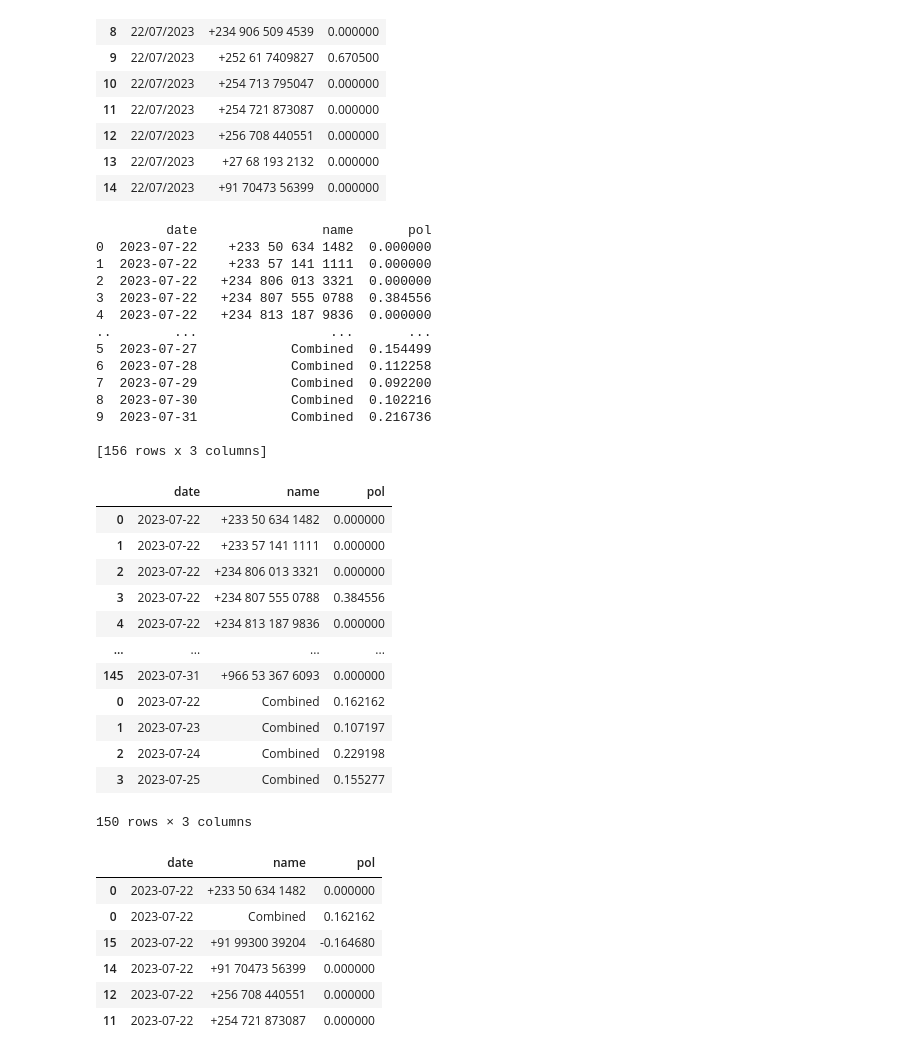
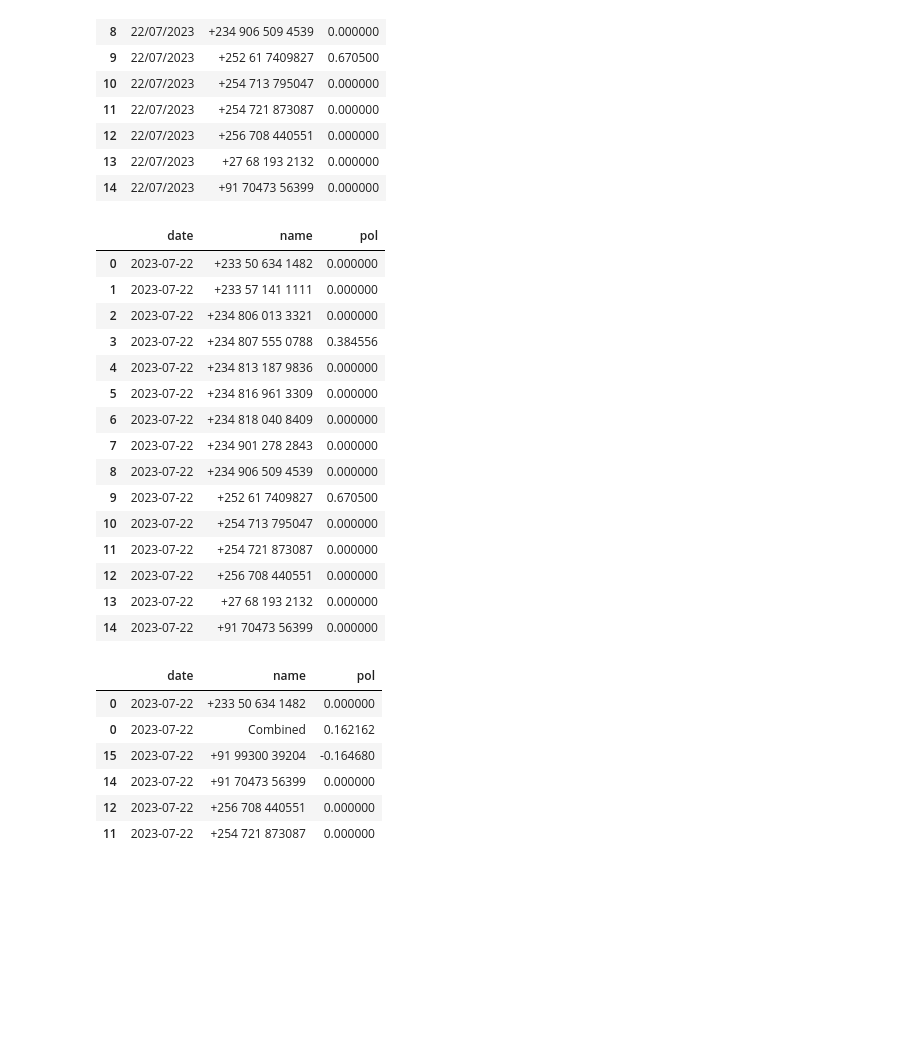
Before and after one commit to KhandareAshutosh/WhatsApp_Analysis, a Jupyter notebook: Whatsapp_nlp.ipynb, the cells around one changed output. Drawn from its saved outputs; the diff is of its cells as text; code cells hidden in the pictures; blank space fills up the shorter version.

```diff
--- a/Whatsapp_nlp.ipynb
+++ b/Whatsapp_nlp.ipynb
@@ -160,7 +144,7 @@ Successfully built emoji
 Installing collected packages: emoji
 Successfully installed emoji-2.7.0
 # %%
-test = content[10:100]
+test = content[10:50]
 # %%
 for line in test:
   for c in line:
@@ -304,40 +288,25 @@ final["date"] = pd.to_datetime(final["date"], errors="coerce")
 
 # Drop rows with invalid or empty dates
 final = final.dropna(subset=["date"])
-
-# Print the resulting DataFrame
-print(final)
-# %% [output]
-         date                name       pol
-0  2023-07-22    +233 50 634 1482  0.000000
-1  2023-07-22    +233 57 141 1111  0.000000
-2  2023-07-22   +234 806 013 3321  0.000000
-3  2023-07-22   +234 807 555 0788  0.384556
-4  2023-07-22   +234 813 187 9836  0.000000
-..        ...                 ...       ...
-5  2023-07-27            Combined  0.154499
-6  2023-07-28            Combined  0.112258
-7  2023-07-29            Combined  0.092200
-8  2023-07-30            Combined  0.102216
-9  2023-07-31            Combined  0.216736
-
-[156 rows x 3 columns]
 # %%
-final[:150]
+final[:15]
 # %% [output]
 |  | date | name | pol |
 | 0 | 2023-07-22 | +233 50 634 1482 | 0.000000 |
 | 1 | 2023-07-22 | +233 57 141 1111 | 0.000000 |
 | 2 | 2023-07-22 | +234 806 013 3321 | 0.000000 |
 | 3 | 2023-07-22 | +234 807 555 0788 | 0.384556 |
 | 4 | 2023-07-22 | +234 813 187 9836 | 0.000000 |
-| ... | ... | ... | ... |
-| 145 | 2023-07-31 | +966 53 367 6093 | 0.000000 |
-| 0 | 2023-07-22 | Combined | 0.162162 |
-| 1 | 2023-07-23 | Combined | 0.107197 |
-| 2 | 2023-07-24 | Combined | 0.229198 |
-| 3 | 2023-07-25 | Combined | 0.155277 |
+| 5 | 2023-07-22 | +234 816 961 3309 | 0.000000 |
+| 6 | 2023-07-22 | +234 818 040 8409 | 0.000000 |
+| 7 | 2023-07-22 | +234 901 278 2843 | 0.000000 |
+| 8 | 2023-07-22 | +234 906 509 4539 | 0.000000 |
+| 9 | 2023-07-22 | +252 61 7409827 | 0.670500 |
+| 10 | 2023-07-22 | +254 713 795047 | 0.000000 |
+| 11 | 2023-07-22 | +254 721 873087 | 0.000000 |
+| 12 | 2023-07-22 | +256 708 440551 | 0.000000 |
+| 13 | 2023-07-22 | +27 68 193 2132 | 0.000000 |
+| 14 | 2023-07-22 | +91 70473 56399 | 0.000000 |
-150 rows × 3 columns
 # %%
 final['date'] = pd.to_datetime(final.date, format = '%d/%m/%Y')  # need to chnage 'date' to a datetime object
 # %%
```
Also changed, not shown: parts of 12 cells of this notebook.
